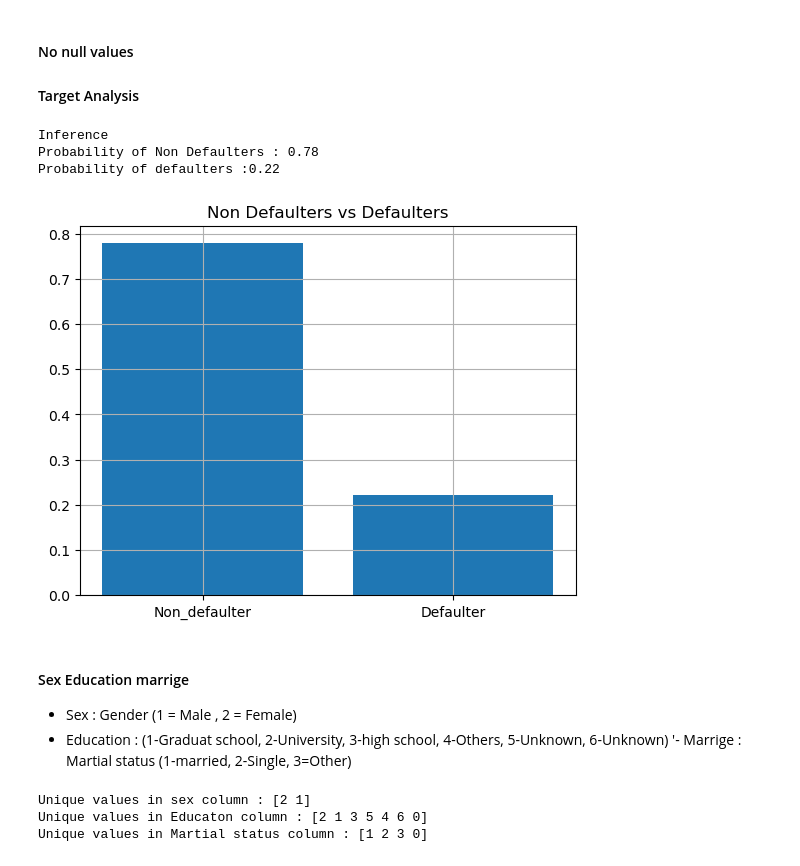
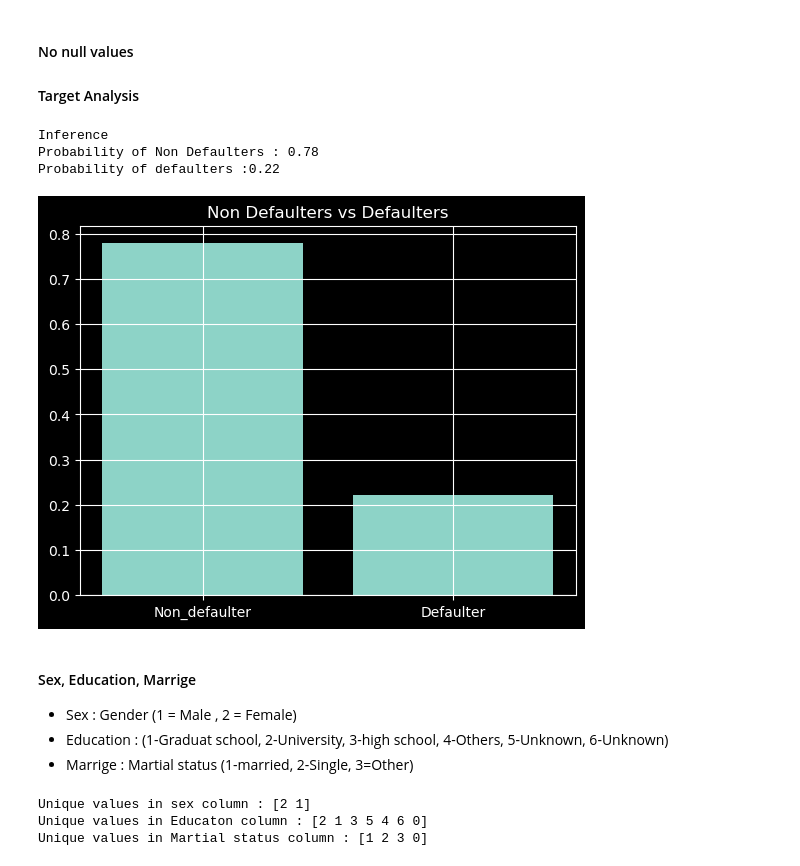
Before and after one commit to Akashrajmani19/Credit_Card_Default_Prediction_and_Model_Deployment_Project, a Jupyter notebook: EDA_Data_Preprocessing.ipynb, the cells around one changed output. Saved outputs shown, nothing was run; the diff lists cells and outputs as text; code cells hidden in the pictures.

```diff
--- a/EDA_Data_Preprocessing.ipynb
+++ b/EDA_Data_Preprocessing.ipynb
@@ -78,21 +79,22 @@ dtype: int64
 # %%
 Non_Defaulters,Defaulters= round(Data["default.payment.next.month"].value_counts(normalize = True),2)
 print(f"Inference \nProbability of Non Defaulters : {Non_Defaulters}\nProbability of defaulters :{Defaulters}")
 plt.bar(["Non_defaulter","Defaulter"],Data["default.payment.next.month"].value_counts(normalize = True))
 possibility_default = (Data["default.payment.next.month"].value_counts(normalize = True))[1]
 plt.title("Non Defaulters vs Defaulters")
+plt.style.use('dark_background')
 plt.grid()
 plt.show()
 # %% [output]
 Inference
 Probability of Non Defaulters : 0.78
 Probability of defaulters :0.22
-[figure, old version]
+[figure, new version]
 # %% [markdown]
-#### Sex Education marrige
+#### Sex, Education, Marrige
 - Sex : Gender (1 = Male , 2 = Female)
 - Education : (1-Graduat school, 2-University, 3-high school, 4-Others, 5-Unknown, 6-Unknown)
-'- Marrige : Martial status (1-married, 2-Single, 3=Other)
+- Marrige : Martial status (1-married, 2-Single, 3=Other)
 # %%
 print(f"Unique values in sex column : {Data['SEX'].unique()}")
 print(f"Unique values in Educaton column : {Data['EDUCATION'].unique()}")
```
Also changed, not shown: parts of 11 cells of this notebook.
